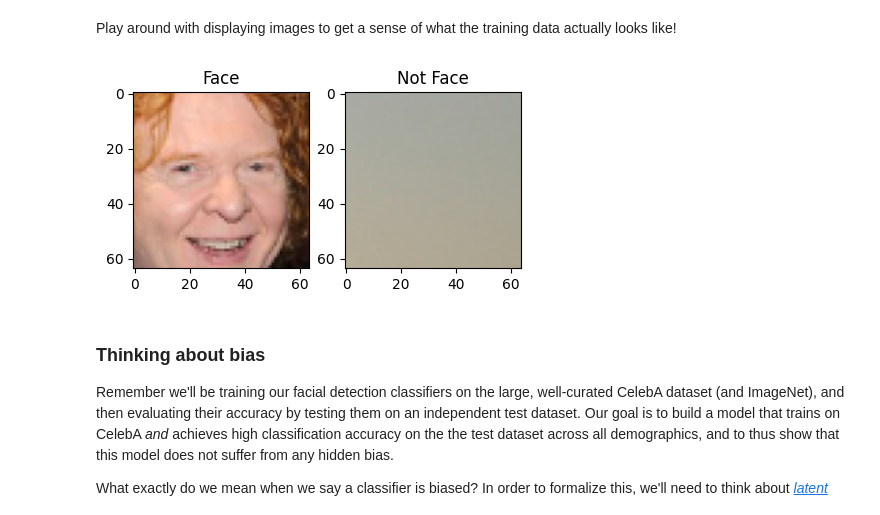
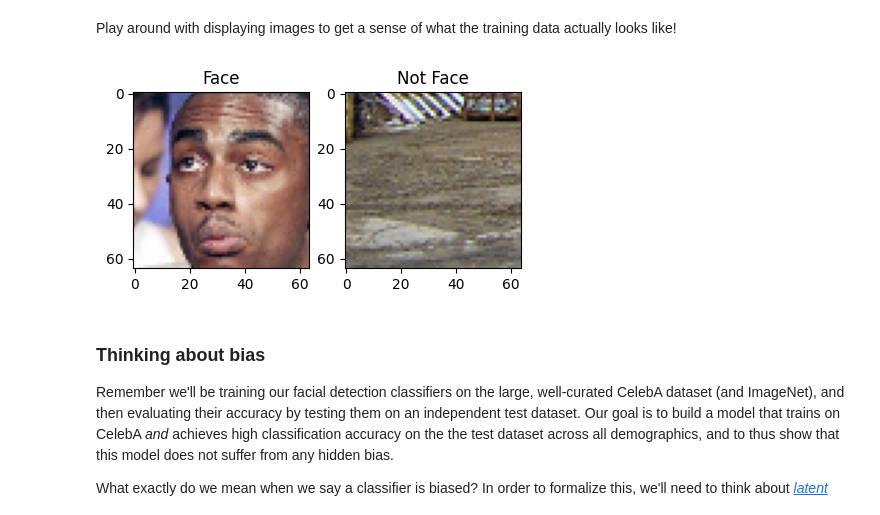
Before and after one commit to SamiKans/DLMiT, a Jupyter notebook: lab2/PT_Part2_Debiasing.ipynb, the cells around one changed output. Saved outputs shown, nothing was run; the diff lists cells and outputs as text; code cells hidden in the pictures.

```diff
--- a/lab2/PT_Part2_Debiasing.ipynb
+++ b/lab2/PT_Part2_Debiasing.ipynb
@@ -137,26 +135,26 @@ Play around with displaying images to get a sense of what the training data actu
 # %%
 ### Examining the CelebA training dataset ###
 
 # @title Change the sliders to look at positive and negative training examples! { run: "auto" }
 
 face_images = images[np.where(labels == 1)[0]].transpose(0, 2, 3, 1)
 not_face_images = images[np.where(labels == 0)[0]].transpose(0, 2, 3, 1)
 
-idx_face = 23  # @param {type:"slider", min:0, max:50, step:1}
-idx_not_face = 35  # @param {type:"slider", min:0, max:50, step:1}
+idx_face = 36  # @param {type:"slider", min:0, max:50, step:1}
+idx_not_face = 14  # @param {type:"slider", min:0, max:50, step:1}
 
 plt.figure(figsize=(5, 5))
 plt.subplot(1, 2, 1)
 plt.imshow(face_images[idx_face])
 plt.title("Face")
 plt.grid(False)
 
 plt.subplot(1, 2, 2)
 plt.imshow(not_face_images[idx_not_face])
 plt.title("Not Face")
 plt.grid(False)
 # %% [output]
-[figure, old version]
+[figure, new version]
 # %% [markdown]
 ### Thinking about bias
 
```
Also changed, not shown: parts of 9 cells of this notebook.
